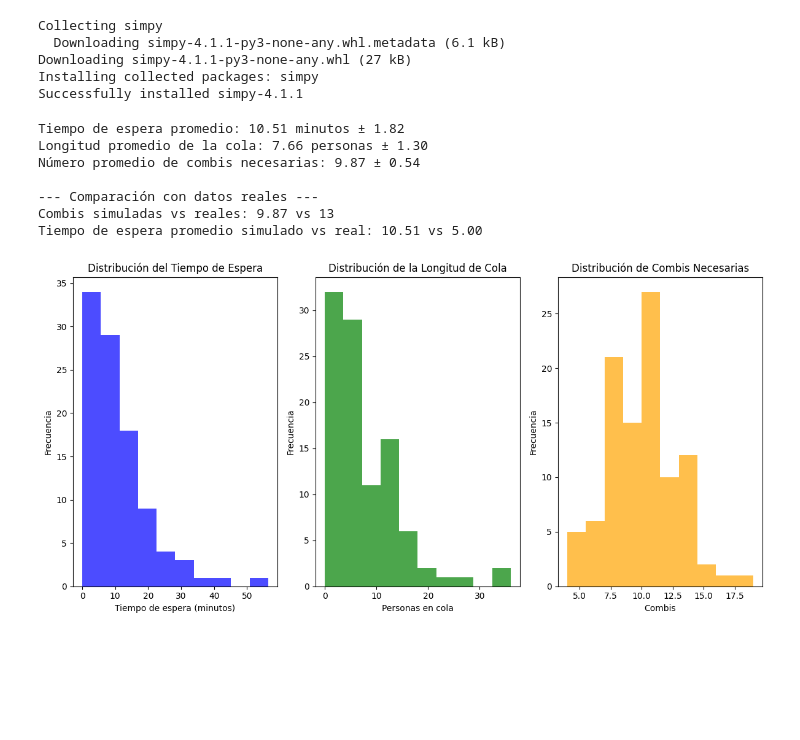
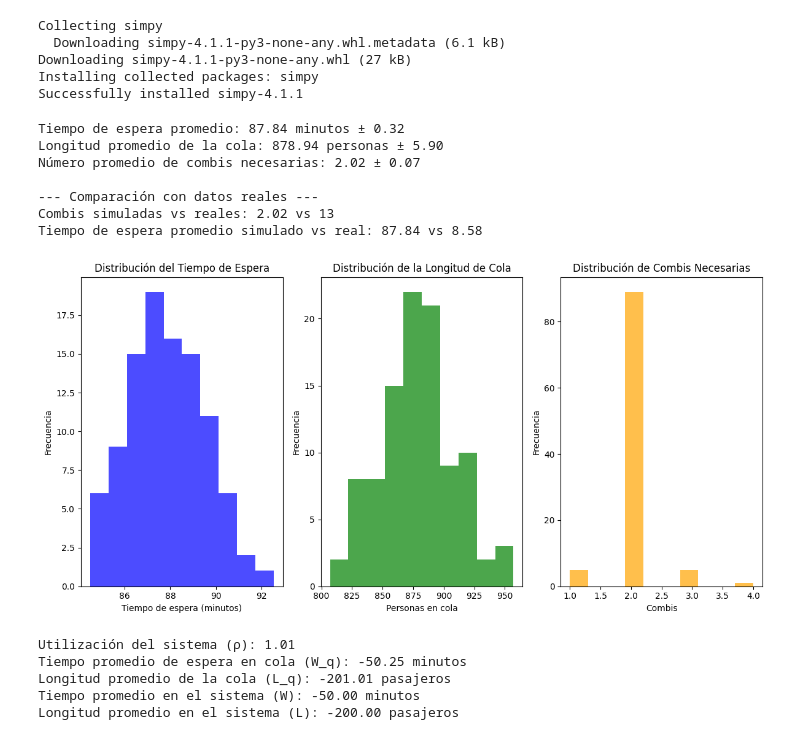
Before and after one commit to MaricelaMH/SIMULACION-II, a Jupyter notebook: Correccion_arti.ipynb, the cells around one changed output. Drawn from its saved outputs; the diff is of its cells as text; code cells hidden in the pictures; blank space fills up the shorter version.

```diff
--- a/Correccion_arti.ipynb
+++ b/Correccion_arti.ipynb
@@ -15,10 +15,10 @@ import numpy as np
 import matplotlib.pyplot as plt
 
 # Parámetros del modelo
-tasa_llegada_pasajeros = 1 / 3  # 1 pasajero cada 3 minutos
-tasa_llegada_combis = 1 / 15   # 1 combi cada 15 minutos
-capacidad_combi = 15           # Máximo número de pasajeros por combi
-tiempo_abordaje_por_pasajero = 0.5  # Minutos por pasajero
+tasa_llegada_pasajeros = 5 / 1  # 5 pasajero cada 1 minuto
+tasa_llegada_combis = 1 / 20   # 1 combi cada 20 minutos
+capacidad_combi = 19           # Máximo número de pasajeros por combi
+tiempo_abordaje_por_combi = 4.77  # Minutos por grupo de pasajeros
 
 def llegada_pasajeros(env, cola):
     while True:
@@ -33,7 +33,7 @@ def llegada_combis(env, cola, combis_necesarias, tiempos_abordo):
 
         if len(cola) > 0:
             abordados = min(len(cola), capacidad_combi)
-            tiempo_abordo = abordados * tiempo_abordaje_por_pasajero
+            tiempo_abordo = abordados * tiempo_abordaje_por_combi
             tiempos_abordo.append(tiempo_abordo)
             yield env.timeout(tiempo_abordo)
             cola[:abordados] = []  # Se vacía la cola de los pasajeros abordados
@@ -86,40 +86,72 @@ print(f"Número promedio de combis necesarias: {mean_combis_necesarias:.2f} ± {
 
 # Comparación con datos reales
 datos_reales_combis = 13  # Número de combis operativas
-datos_reales_tiempo_espera = 5.0  # Tiempo promedio de espera real (supuesto)
+datos_reales_tiempo_espera = 8.58  # Tiempo promedio de espera real (supuesto)
 print("\n--- Comparación con datos reales ---")
 print(f"Combis simuladas vs reales: {mean_combis_necesarias:.2f} vs {datos_reales_combis}")
 print(f"Tiempo de espera promedio simulado vs real: {mean_tiempo_espera:.2f} vs {datos_reales_tiempo_espera:.2f}")
 
 # Gráficos
 plt.figure(figsize=(12, 6))
 
 plt.subplot(1, 3, 1)
 plt.hist(resultados_tiempo_espera, bins=10, color='blue', alpha=0.7)
 plt.title("Distribución del Tiempo de Espera")
 plt.xlabel("Tiempo de espera (minutos)")
 plt.ylabel("Frecuencia")
 
 plt.subplot(1, 3, 2)
 plt.hist(resultados_longitud_cola, bins=10, color='green', alpha=0.7)
 plt.title("Distribución de la Longitud de Cola")
 plt.xlabel("Personas en cola")
 plt.ylabel("Frecuencia")
 
 plt.subplot(1, 3, 3)
 plt.hist(resultados_combis_necesarias, bins=10, color='orange', alpha=0.7)
 plt.title("Distribución de Combis Necesarias")
 plt.xlabel("Combis")
 plt.ylabel("Frecuencia")
 
 plt.tight_layout()
 plt.show()
 # %% [output]
-Tiempo de espera promedio: 10.51 minutos ± 1.82
-Longitud promedio de la cola: 7.66 personas ± 1.30
-Número promedio de combis necesarias: 9.87 ± 0.54
+Tiempo de espera promedio: 87.84 minutos ± 0.32
+Longitud promedio de la cola: 878.94 personas ± 5.90
+Número promedio de combis necesarias: 2.02 ± 0.07
 
 --- Comparación con datos reales ---
-Combis simuladas vs reales: 9.87 vs 13
-Tiempo de espera promedio simulado vs real: 10.51 vs 5.00
+Combis simuladas vs reales: 2.02 vs 13
+Tiempo de espera promedio simulado vs real: 87.84 vs 8.58
-[figure, old version]
+[figure, new version]
+# %%
+# Parámetros del sistema
+lambd = 4 / 1  # Tasa de llegada (pasajeros por minuto)
+mu = 3.98   # Tasa de servicio (pasajeros por minuto)
+
+# Utilización del sistema
+rho = lambd / mu
+
+# Tiempo promedio de espera en cola
+W_q = rho / (mu * (1 - rho))
+
+# Longitud promedio de la cola
+L_q = lambd * W_q
+
+# Tiempo promedio en el sistema
+W = W_q + (1 / mu)
+
+# Longitud promedio en el sistema
+L = lambd * W
+
+# Resultados
+print(f"Utilización del sistema (ρ): {rho:.2f}")
+print(f"Tiempo promedio de espera en cola (W_q): {W_q:.2f} minutos")
+print(f"Longitud promedio de la cola (L_q): {L_q:.2f} pasajeros")
+print(f"Tiempo promedio en el sistema (W): {W:.2f} minutos")
+print(f"Longitud promedio en el sistema (L): {L:.2f} pasajeros")
+# %% [output]
+Utilización del sistema (ρ): 1.01
+Tiempo promedio de espera en cola (W_q): -50.25 minutos
+Longitud promedio de la cola (L_q): -201.01 pasajeros
+Tiempo promedio en el sistema (W): -50.00 minutos
+Longitud promedio en el sistema (L): -200.00 pasajeros
```
